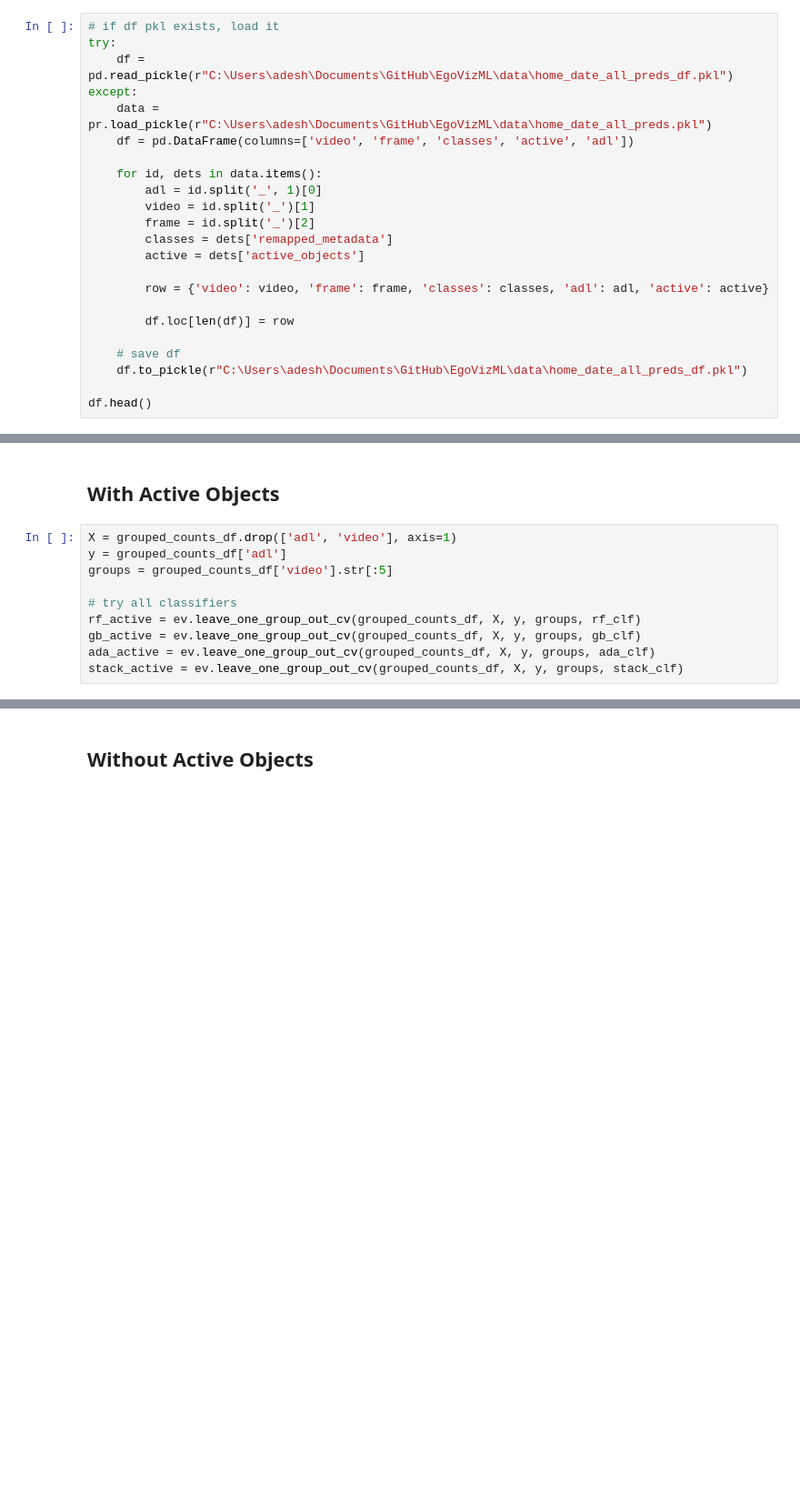
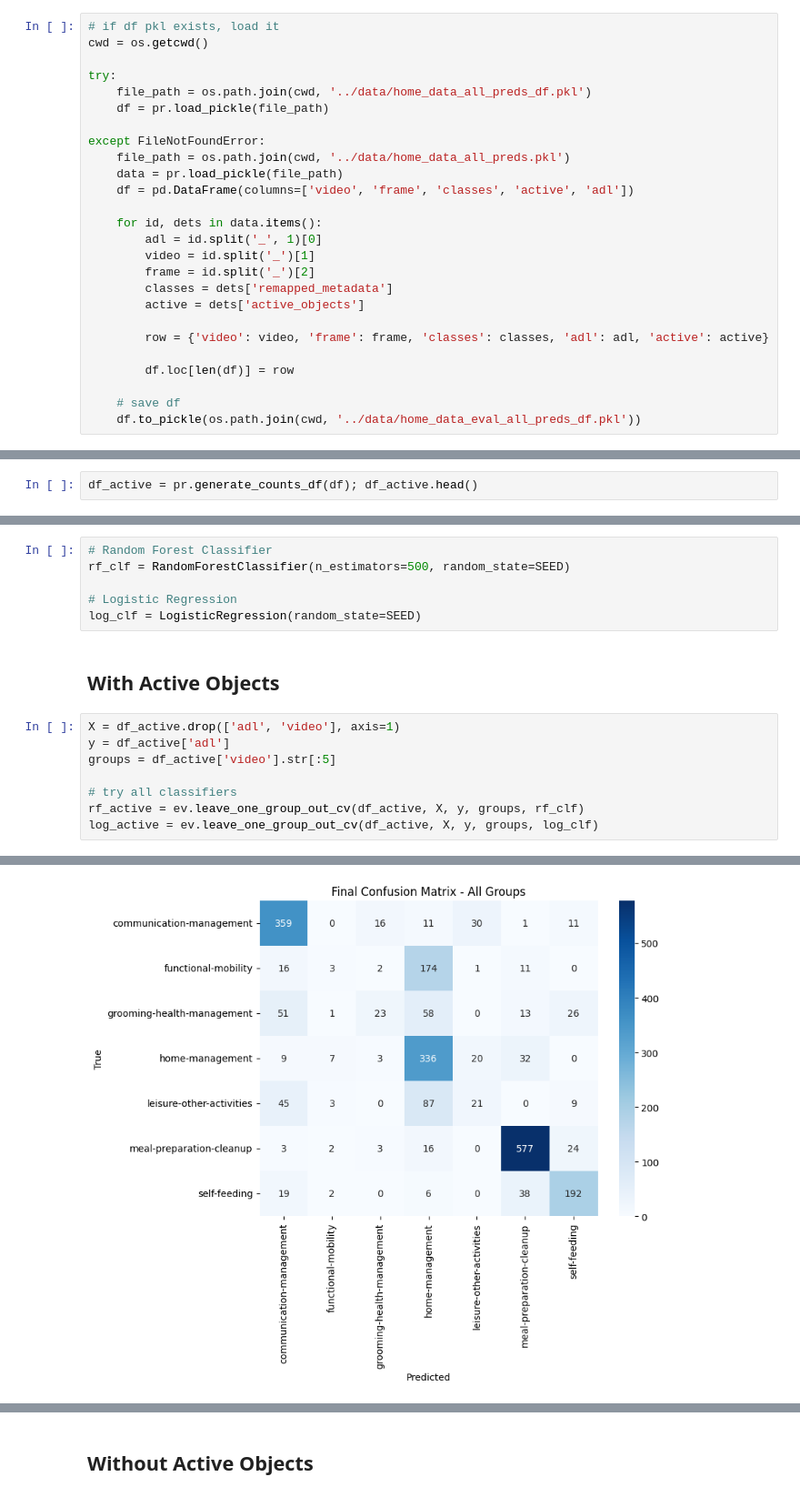
Before and after one commit to adeshkadambi/EgoVizML, a Jupyter notebook: analysis/adl_recognition_counts.ipynb, the cells around one changed output, grey strips where cells are left out. Shown at 91% size. Saved outputs shown, nothing was run; the diff lists cells and outputs as text; blank space fills up the shorter version.

```diff
--- a/analysis/adl_recognition_counts.ipynb
+++ b/analysis/adl_recognition_counts.ipynb
@@ -8,10 +13,15 @@ from collections import Counter
 SEED = 42
 # %%
 # if df pkl exists, load it
+cwd = os.getcwd()
+
 try:
-    df = pd.read_pickle(r"C:\Users\adesh\Documents\GitHub\EgoVizML\data\home_date_all_preds_df.pkl")
-except:
-    data = pr.load_pickle(r"C:\Users\adesh\Documents\GitHub\EgoVizML\data\home_date_all_preds.pkl")
+    file_path = os.path.join(cwd, '../data/home_data_all_preds_df.pkl')
+    df = pr.load_pickle(file_path)
+
+except FileNotFoundError:
+    file_path = os.path.join(cwd, '../data/home_data_all_preds.pkl')
+    data = pr.load_pickle(file_path)
     df = pd.DataFrame(columns=['video', 'frame', 'classes', 'active', 'adl'])
 
     for id, dets in data.items():
@@ -26,6 +36,4 @@ except:
         df.loc[len(df)] = row
 
     # save df
-    df.to_pickle(r"C:\Users\adesh\Documents\GitHub\EgoVizML\data\home_date_all_preds_df.pkl")
-
-df.head()
+    df.to_pickle(os.path.join(cwd, '../data/home_data_eval_all_preds_df.pkl'))
@@ -71,0 +40,2 @@ grouped_counts_df = grouped_counts_df.reset_index(); grouped_counts_df.head()
+# %%
+df_active = pr.generate_counts_df(df); df_active.head()
@@ -99,12 +62,17 @@ stack_clf = StackingClassifier(estimators=[('rf', rf_clf), ('gb', gb_clf), ('ada
+# %%
+# Random Forest Classifier
+rf_clf = RandomForestClassifier(n_estimators=500, random_state=SEED)
+
+# Logistic Regression
+log_clf = LogisticRegression(random_state=SEED)
 # %% [markdown]
 ## With Active Objects
 # %%
-X = grouped_counts_df.drop(['adl', 'video'], axis=1)
-y = grouped_counts_df['adl']
-groups = grouped_counts_df['video'].str[:5]
+X = df_active.drop(['adl', 'video'], axis=1)
+y = df_active['adl']
+groups = df_active['video'].str[:5]
 
 # try all classifiers
-rf_active = ev.leave_one_group_out_cv(grouped_counts_df, X, y, groups, rf_clf)
-gb_active = ev.leave_one_group_out_cv(grouped_counts_df, X, y, groups, gb_clf)
-ada_active = ev.leave_one_group_out_cv(grouped_counts_df, X, y, groups, ada_clf)
-stack_active = ev.leave_one_group_out_cv(grouped_counts_df, X, y, groups, stack_clf)
+rf_active = ev.leave_one_group_out_cv(df_active, X, y, groups, rf_clf)
+log_active = ev.leave_one_group_out_cv(df_active, X, y, groups, log_clf)
+# %% [output]
@@ -110,0 +95 @@ stack_active = ev.leave_one_group_out_cv(grouped_counts_df, X, y, groups, stack_
+[figure, added]
```
Also changed, not shown: parts of 16 cells of this notebook, 5 other files.
